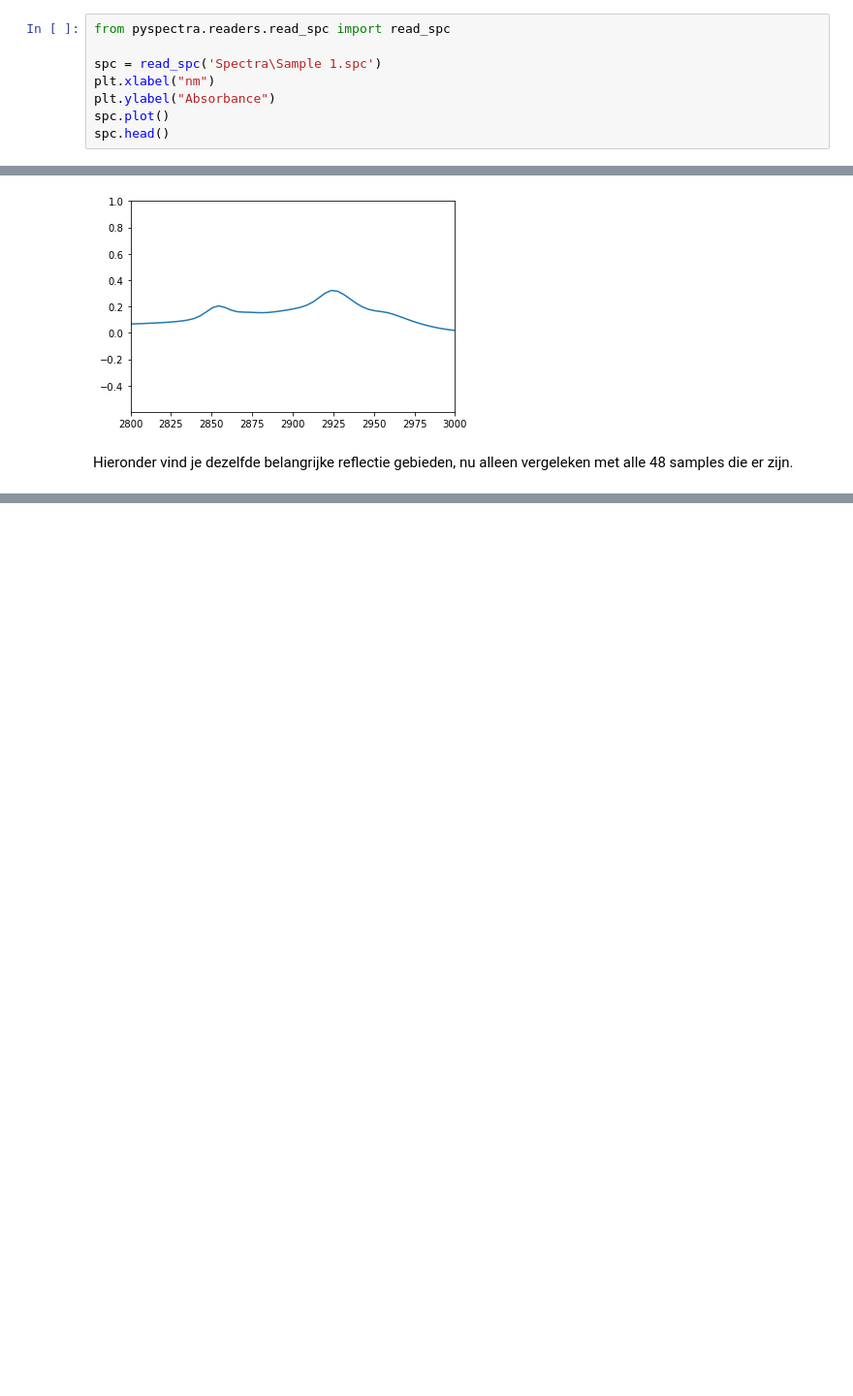
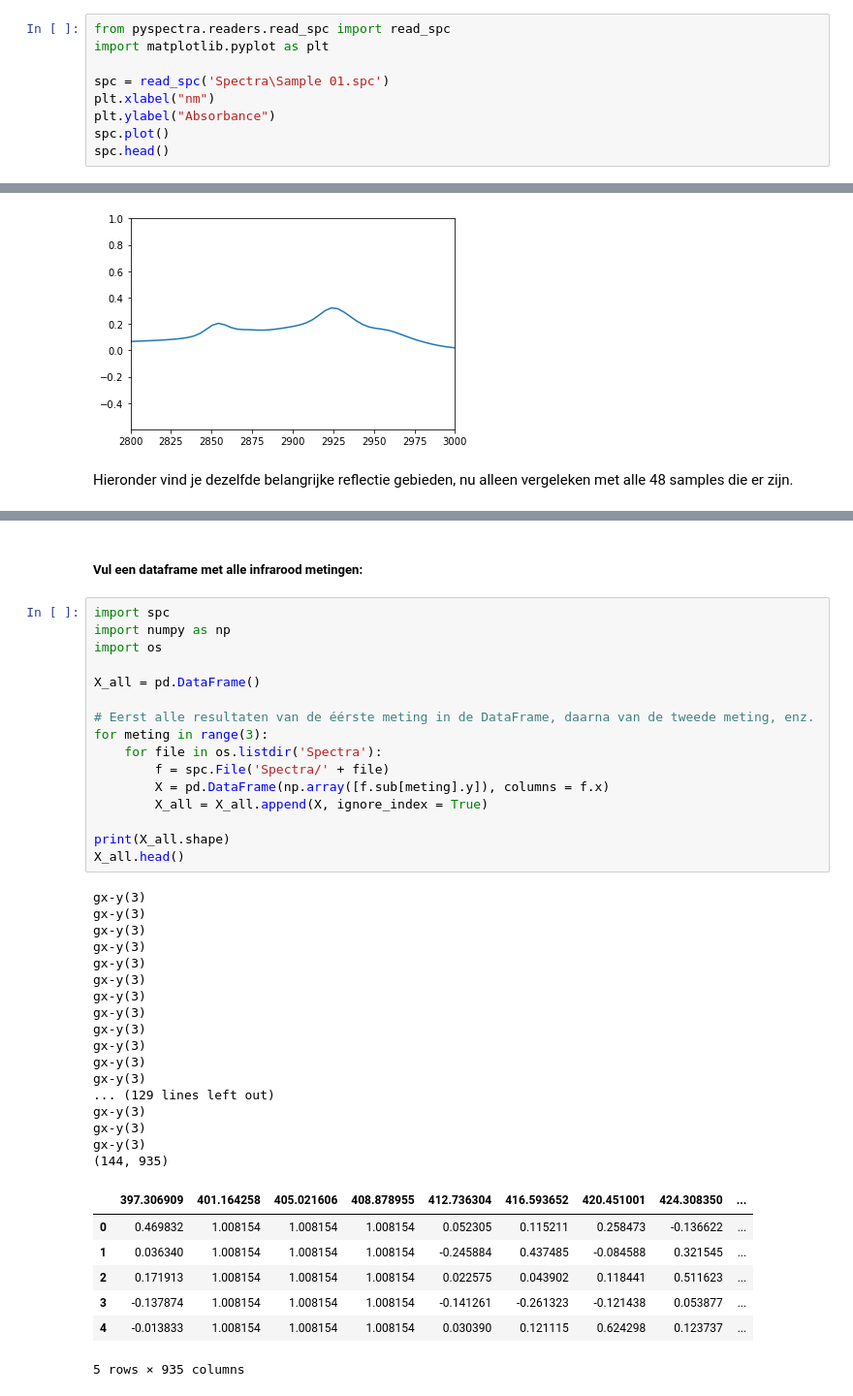
Before and after one commit to asscherhofstede/Koemelk-analyse, a Jupyter notebook: Koemelk Analyse.ipynb, the cells around one changed output, grey strips where cells are left out. Shown: that part at 97% size. Cells and saved outputs as stored; diff of their text form; blank space fills up the shorter version.

```diff
--- a/Koemelk Analyse.ipynb
+++ b/Koemelk Analyse.ipynb
@@ -11,7 +31,8 @@ De aangeleverde data bevat 48 melksample metingen in de vorm van `.spc` files. D
 # %%
 from pyspectra.readers.read_spc import read_spc
+import matplotlib.pyplot as plt
 
-spc = read_spc('Spectra\Sample 1.spc')
+spc = read_spc('Spectra\Sample 01.spc')
 plt.xlabel("nm")
 plt.ylabel("Absorbance")
 spc.plot()
@@ -129,0 +159,43 @@ plt.ylim([-0.1, 0.8])
+# %% [markdown]
+##### Vul een dataframe met alle infrarood metingen:
+# %%
+import spc
+import numpy as np
+import os
+
+X_all = pd.DataFrame()
+
+# Eerst alle resultaten van de éérste meting in de DataFrame, daarna van de tweede meting, enz.
+for meting in range(3):
+    for file in os.listdir('Spectra'):
+        f = spc.File('Spectra/' + file)
+        X = pd.DataFrame(np.array([f.sub[meting].y]), columns = f.x)
+        X_all = X_all.append(X, ignore_index = True)
+
+print(X_all.shape)
+X_all.head()
+# %% [output]
+gx-y(3)
+gx-y(3)
+gx-y(3)
+gx-y(3)
+gx-y(3)
+gx-y(3)
+gx-y(3)
+gx-y(3)
+gx-y(3)
+gx-y(3)
+gx-y(3)
+gx-y(3)
+... (129 lines left out)
+gx-y(3)
+gx-y(3)
+gx-y(3)
+(144, 935)
+|  | 397.306909 | 401.164258 | 405.021606 | 408.878955 | 412.736304 | 416.593652 | 420.451001 | 424.308350 | ... |
+| 0 | 0.469832 | 1.008154 | 1.008154 | 1.008154 | 0.052305 | 0.115211 | 0.258473 | -0.136622 | ... |
+| 1 | 0.036340 | 1.008154 | 1.008154 | 1.008154 | -0.245884 | 0.437485 | -0.084588 | 0.321545 | ... |
+| 2 | 0.171913 | 1.008154 | 1.008154 | 1.008154 | 0.022575 | 0.043902 | 0.118441 | 0.511623 | ... |
+| 3 | -0.137874 | 1.008154 | 1.008154 | 1.008154 | -0.141261 | -0.261323 | -0.121438 | 0.053877 | ... |
+| 4 | -0.013833 | 1.008154 | 1.008154 | 1.008154 | 0.030390 | 0.121115 | 0.624298 | 0.123737 | ... |
+5 rows × 935 columns
```
Also changed, not shown: parts of 33 cells of this notebook, 9 other files.
